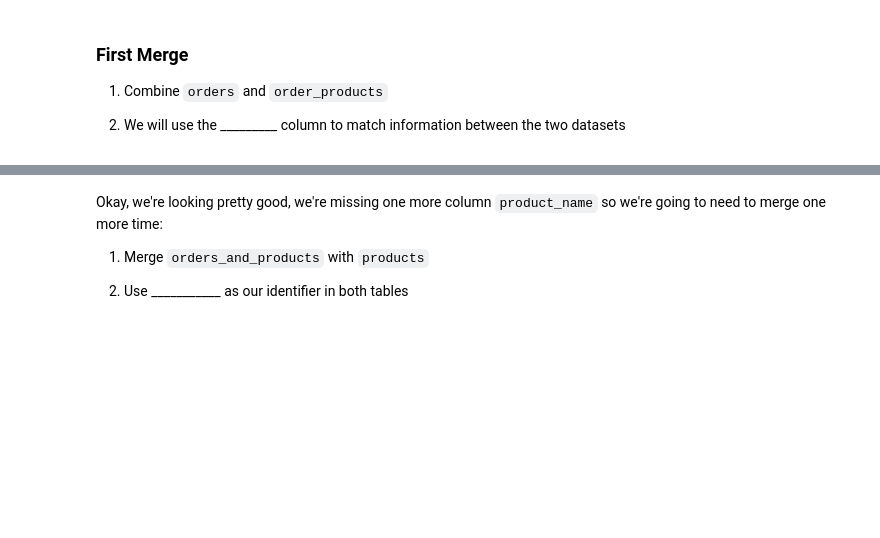
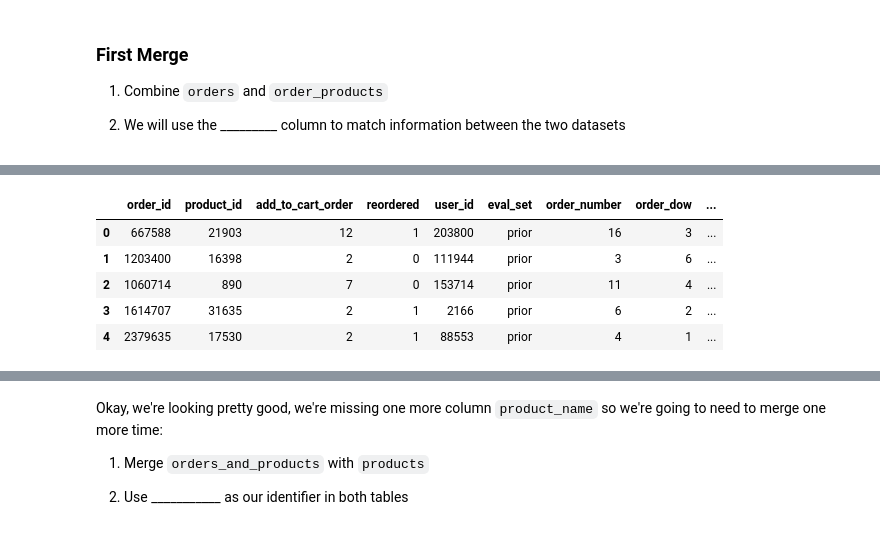
Before and after one commit to juush/DS-Unit-1-Sprint-1-Data-Wrangling-and-Storytelling, a Jupyter notebook: module3-join-and-reshape-data/DS_113_Join_and_Reshape_Data.ipynb, the cells around one changed output, grey strips where cells are left out. Saved outputs shown, nothing was run; the diff lists cells and outputs as text; code cells hidden in the pictures; blank space fills up the shorter version.

```diff
--- a/module3-join-and-reshape-data/DS_113_Join_and_Reshape_Data.ipynb
+++ b/module3-join-and-reshape-data/DS_113_Join_and_Reshape_Data.ipynb
@@ -210,0 +291,9 @@ product id	product name
+# %%
+order_products.merge(orders).head()
+# %% [output]
+|  | order_id | product_id | add_to_cart_order | reordered | user_id | eval_set | order_number | order_dow | ... |
+| 0 | 667588 | 21903 | 12 | 1 | 203800 | prior | 16 | 3 | ... |
+| 1 | 1203400 | 16398 | 2 | 0 | 111944 | prior | 3 | 6 | ... |
+| 2 | 1060714 | 890 | 7 | 0 | 153714 | prior | 11 | 4 | ... |
+| 3 | 1614707 | 31635 | 2 | 1 | 2166 | prior | 6 | 2 | ... |
+| 4 | 2379635 | 17530 | 2 | 1 | 88553 | prior | 4 | 1 | ... |
```
Also changed, not shown: parts of 39 cells of this notebook.
